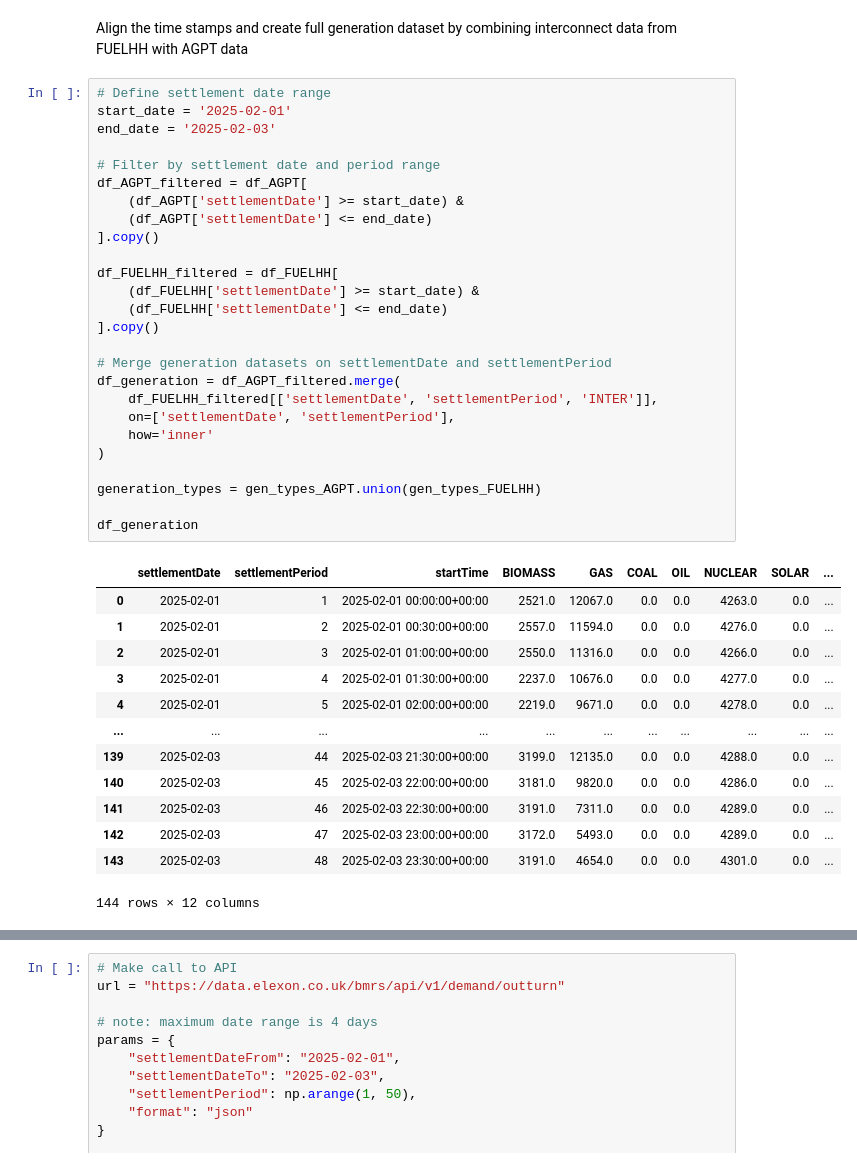
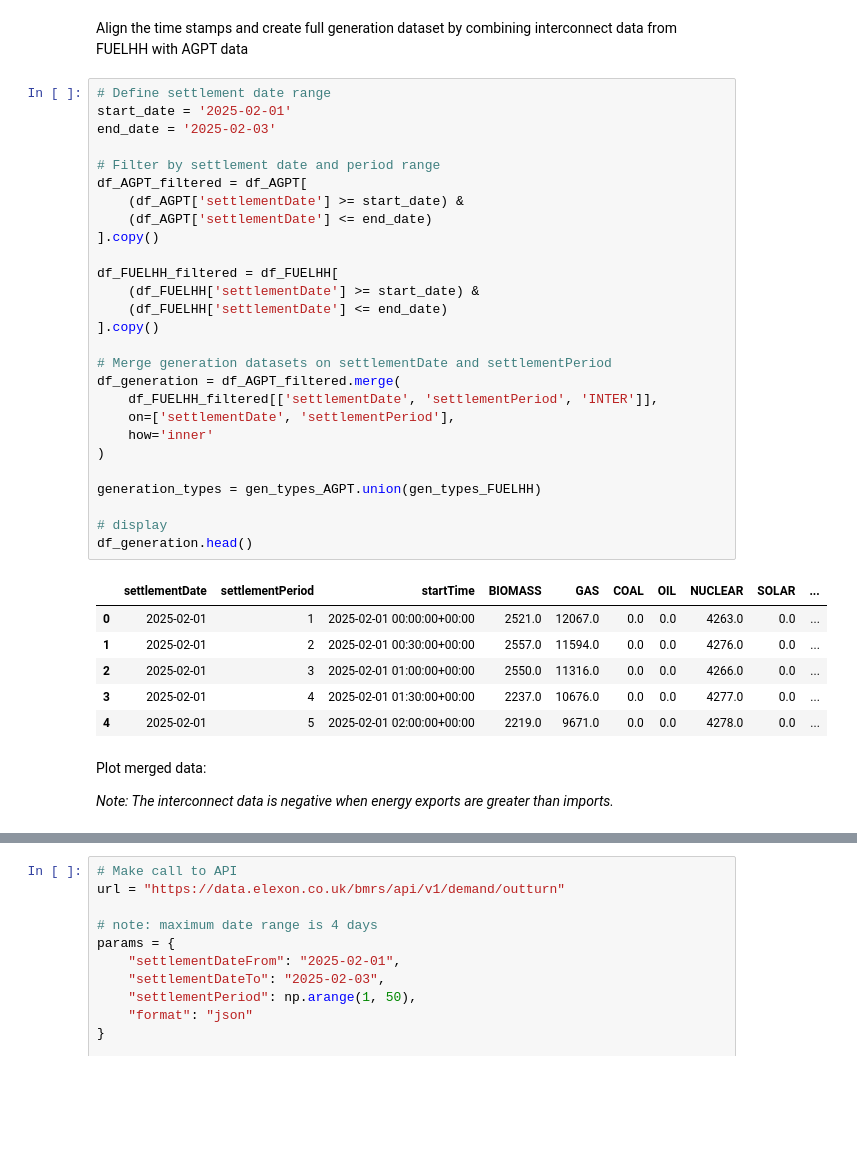
Before and after one commit to christianfenton/electricity_pricing, a Jupyter notebook: exploratory_analysis.ipynb, the cells around one changed output, grey strips where cells are left out. Drawn from its saved outputs; the diff is of its cells as text; blank space fills up the shorter version.

```diff
--- a/exploratory_analysis.ipynb
+++ b/exploratory_analysis.ipynb
@@ -218,39 +200,37 @@ Align the time stamps and create full generation dataset by combining interconne
 start_date = '2025-02-01'
 end_date = '2025-02-03'
 
 # Filter by settlement date and period range
 df_AGPT_filtered = df_AGPT[
     (df_AGPT['settlementDate'] >= start_date) &
     (df_AGPT['settlementDate'] <= end_date)
 ].copy()
 
 df_FUELHH_filtered = df_FUELHH[
     (df_FUELHH['settlementDate'] >= start_date) &
     (df_FUELHH['settlementDate'] <= end_date)
 ].copy()
 
 # Merge generation datasets on settlementDate and settlementPeriod
 df_generation = df_AGPT_filtered.merge(
     df_FUELHH_filtered[['settlementDate', 'settlementPeriod', 'INTER']],
     on=['settlementDate', 'settlementPeriod'],
     how='inner'
 )
 
 generation_types = gen_types_AGPT.union(gen_types_FUELHH)
 
-df_generation
+# display
+df_generation.head()
 # %% [output]
 |  | settlementDate | settlementPeriod | startTime | BIOMASS | GAS | COAL | OIL | NUCLEAR | SOLAR | ... |
 | 0 | 2025-02-01 | 1 | 2025-02-01 00:00:00+00:00 | 2521.0 | 12067.0 | 0.0 | 0.0 | 4263.0 | 0.0 | ... |
 | 1 | 2025-02-01 | 2 | 2025-02-01 00:30:00+00:00 | 2557.0 | 11594.0 | 0.0 | 0.0 | 4276.0 | 0.0 | ... |
 | 2 | 2025-02-01 | 3 | 2025-02-01 01:00:00+00:00 | 2550.0 | 11316.0 | 0.0 | 0.0 | 4266.0 | 0.0 | ... |
 | 3 | 2025-02-01 | 4 | 2025-02-01 01:30:00+00:00 | 2237.0 | 10676.0 | 0.0 | 0.0 | 4277.0 | 0.0 | ... |
 | 4 | 2025-02-01 | 5 | 2025-02-01 02:00:00+00:00 | 2219.0 | 9671.0 | 0.0 | 0.0 | 4278.0 | 0.0 | ... |
-| ... | ... | ... | ... | ... | ... | ... | ... | ... | ... | ... |
-| 139 | 2025-02-03 | 44 | 2025-02-03 21:30:00+00:00 | 3199.0 | 12135.0 | 0.0 | 0.0 | 4288.0 | 0.0 | ... |
-| 140 | 2025-02-03 | 45 | 2025-02-03 22:00:00+00:00 | 3181.0 | 9820.0 | 0.0 | 0.0 | 4286.0 | 0.0 | ... |
-| 141 | 2025-02-03 | 46 | 2025-02-03 22:30:00+00:00 | 3191.0 | 7311.0 | 0.0 | 0.0 | 4289.0 | 0.0 | ... |
-| 142 | 2025-02-03 | 47 | 2025-02-03 23:00:00+00:00 | 3172.0 | 5493.0 | 0.0 | 0.0 | 4289.0 | 0.0 | ... |
-| 143 | 2025-02-03 | 48 | 2025-02-03 23:30:00+00:00 | 3191.0 | 4654.0 | 0.0 | 0.0 | 4301.0 | 0.0 | ... |
-144 rows × 12 columns
+# %% [markdown]
+Plot merged data:
+
+*Note: The interconnect data is negative when energy exports are greater than imports.*
 # %%
```
Also changed, not shown: parts of 26 cells of this notebook, 4 other files.
